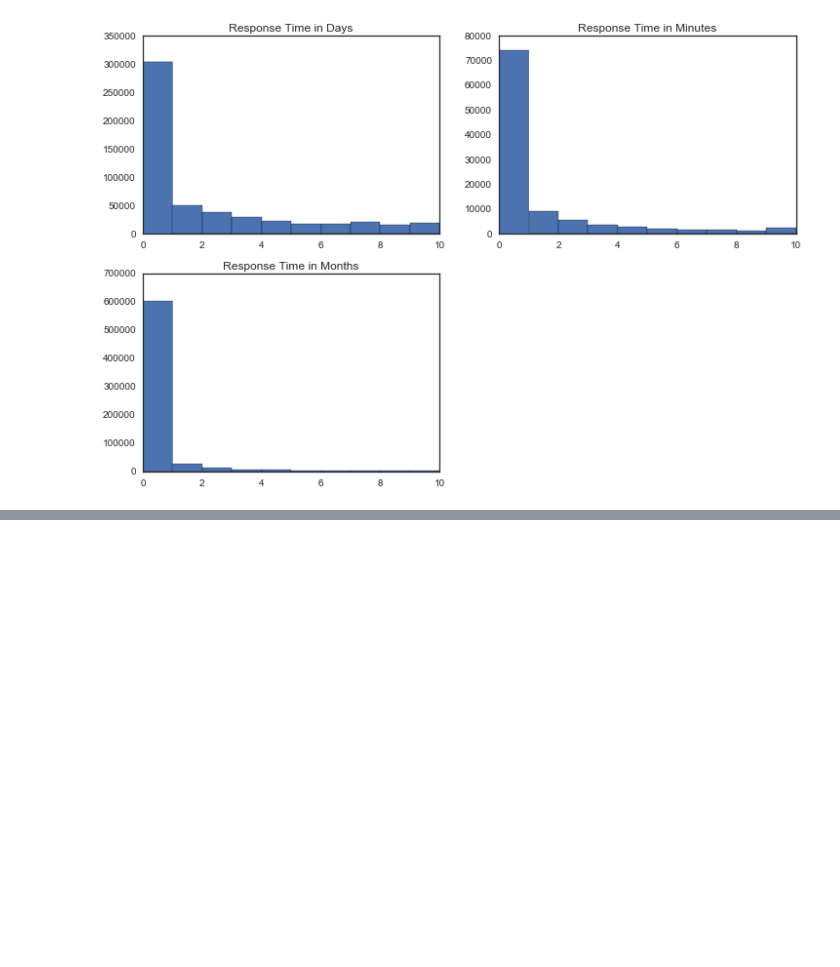
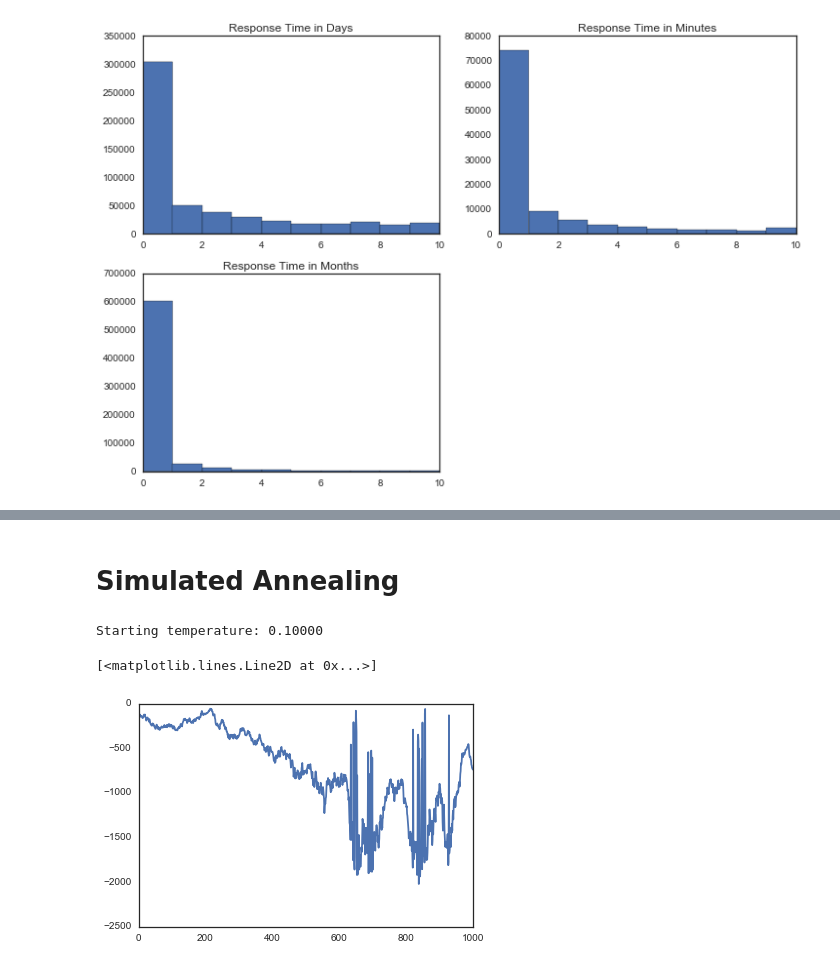
Before and after one commit to onefishy/Boston311, a Jupyter notebook: iPython/Reading in Data.ipynb, the cells around one changed output, grey strips where cells are left out. Cells and saved outputs as stored; diff of their text form; code cells hidden in the pictures; blank space fills up the shorter version.

```diff
--- a/iPython/Reading in Data.ipynb
+++ b/iPython/Reading in Data.ipynb
@@ -131,0 +149,2 @@ Timestamp('2012-01-01 00:00:00')
+# %% [markdown]
+# Simulated Annealing
@@ -131,0 +199,32 @@ Timestamp('2012-01-01 00:00:00')
+# %%
+# initialize the simulated annealing variables
+
+temp = 0.1
+current = [{'means': np.array([-71.08,  42.33]), 'cov':np.array([[.05, .005], [.005, .05]])},
+           {'means': np.array([-71.08,  42.33]), 'cov':np.array([[.05, .005], [.005, .05]])}]
+
+bestI = [0]
+contents = [current[:]]
+values = [get_value(current)]
+# %%
+temp =  0.1
+print "Starting temperature: %.5f" % temp
+for i in range(1000):
+    suggested = jump(current)
+    suggested_val = get_value(suggested)
+
+    if suggested_val <= values[-1] or np.random.uniform() < (1.0*values[-1] / suggested_val)**(1.0/temp):
+        if i % 500 == 0:
+            temp *= 97./100.
+        contents.append(suggested)
+        values.append(suggested_val)
+        if suggested_val < values[bestI[-1]]:
+            bestI.append(len(values)-1)
+        current = suggested
+# %% [output]
+Starting temperature: 0.10000
+# %%
+plt.plot(values)
+# %% [output]
+[<matplotlib.lines.Line2D at 0x...>]
+[figure, added]
```
Also changed, not shown: parts of 16 cells of this notebook.
